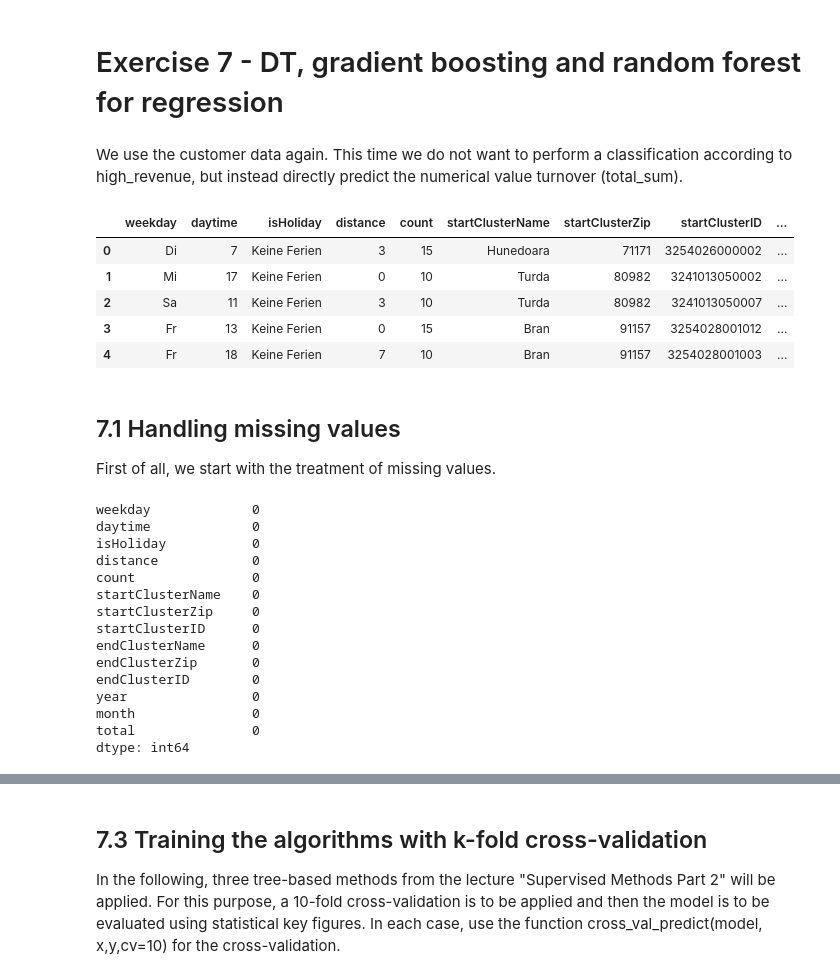
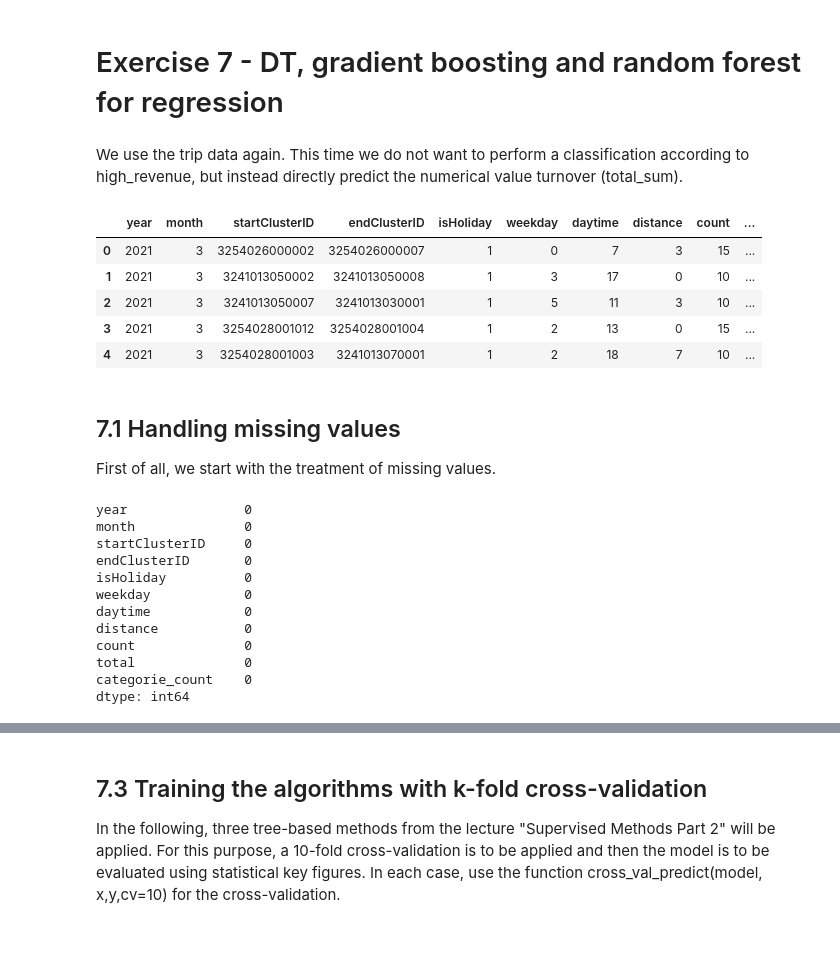
Before and after one commit to jordantatue/datamining, a Jupyter notebook: boosting_regression.ipynb, the cells around one changed output, grey strips where cells are left out. Drawn from its saved outputs; the diff is of its cells as text; code cells hidden in the pictures; blank space fills up the shorter version.

```diff
--- a/boosting_regression.ipynb
+++ b/boosting_regression.ipynb
@@ -21,18 +22,18 @@ import numpy as np
 import matplotlib.pyplot as plt
 from sklearn import preprocessing
 # %% [markdown]
-We use the customer data again. This time we do not want to perform a classification according to high_revenue, but instead directly predict the numerical value turnover (total_sum).
+We use the trip data again. This time we do not want to perform a classification according to high_revenue, but instead directly predict the numerical value turnover (total_sum).
 # %%
 # space
-df = pd.read_csv('prepared_data.csv')
+df = pd.read_csv('prepared_data2.csv')
 df.head()
 # %% [output]
-|  | weekday | daytime | isHoliday | distance | count | startClusterName | startClusterZip | startClusterID | ... |
-| 0 | Di | 7 | Keine Ferien | 3 | 15 | Hunedoara | 71171 | 3254026000002 | ... |
-| 1 | Mi | 17 | Keine Ferien | 0 | 10 | Turda | 80982 | 3241013050002 | ... |
-| 2 | Sa | 11 | Keine Ferien | 3 | 10 | Turda | 80982 | 3241013050007 | ... |
-| 3 | Fr | 13 | Keine Ferien | 0 | 15 | Bran | 91157 | 3254028001012 | ... |
-| 4 | Fr | 18 | Keine Ferien | 7 | 10 | Bran | 91157 | 3254028001003 | ... |
+|  | year | month | startClusterID | endClusterID | isHoliday | weekday | daytime | distance | count | ... |
+| 0 | 2021 | 3 | 3254026000002 | 3254026000007 | 1 | 0 | 7 | 3 | 15 | ... |
+| 1 | 2021 | 3 | 3241013050002 | 3241013050008 | 1 | 3 | 17 | 0 | 10 | ... |
+| 2 | 2021 | 3 | 3241013050007 | 3241013030001 | 1 | 5 | 11 | 3 | 10 | ... |
+| 3 | 2021 | 3 | 3254028001012 | 3254028001004 | 1 | 2 | 13 | 0 | 15 | ... |
+| 4 | 2021 | 3 | 3254028001003 | 3241013070001 | 1 | 2 | 18 | 7 | 10 | ... |
 # %% [markdown]
 ## 7.1 Handling missing values
 First of all, we start with the treatment of missing values.
@@ -40,19 +41,17 @@ First of all, we start with the treatment of missing values.
 # Vérifier les valeurs manquantes par colonne
 valeurs_manquantes = df.isnull().sum()
 print(valeurs_manquantes)
+dfCopy=df.copy()
 # %% [output]
-weekday             0
-daytime             0
-isHoliday           0
-distance            0
-count               0
-startClusterName    0
-startClusterZip     0
-startClusterID      0
-endClusterName      0
-endClusterZip       0
-endClusterID        0
-year                0
-month               0
-total               0
+year               0
+month              0
+startClusterID     0
+endClusterID       0
+isHoliday          0
+weekday            0
+daytime            0
+distance           0
+count              0
+total              0
+categorie_count    0
 dtype: int64
```
Also changed, not shown: parts of 27 cells of this notebook, 1 other file.
